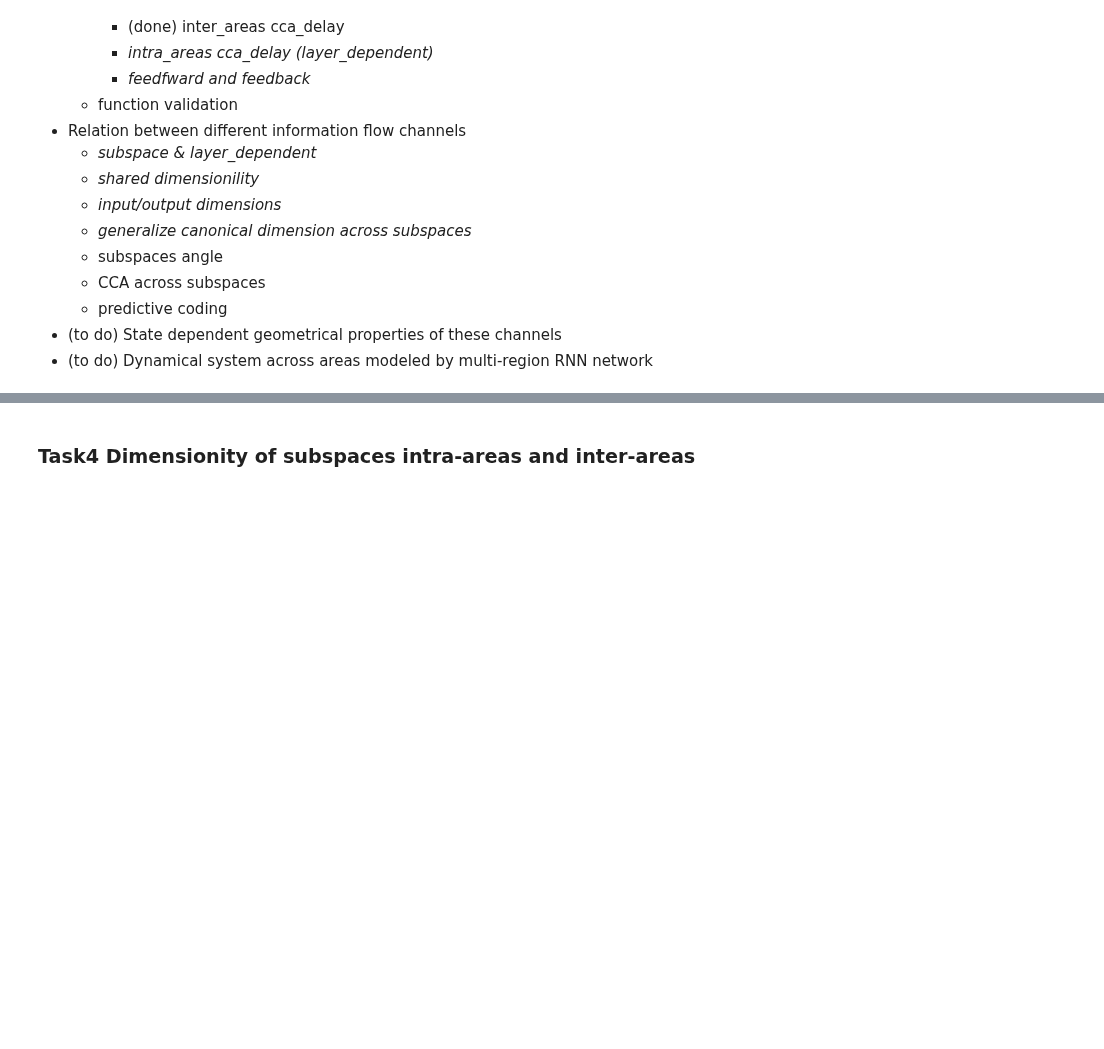
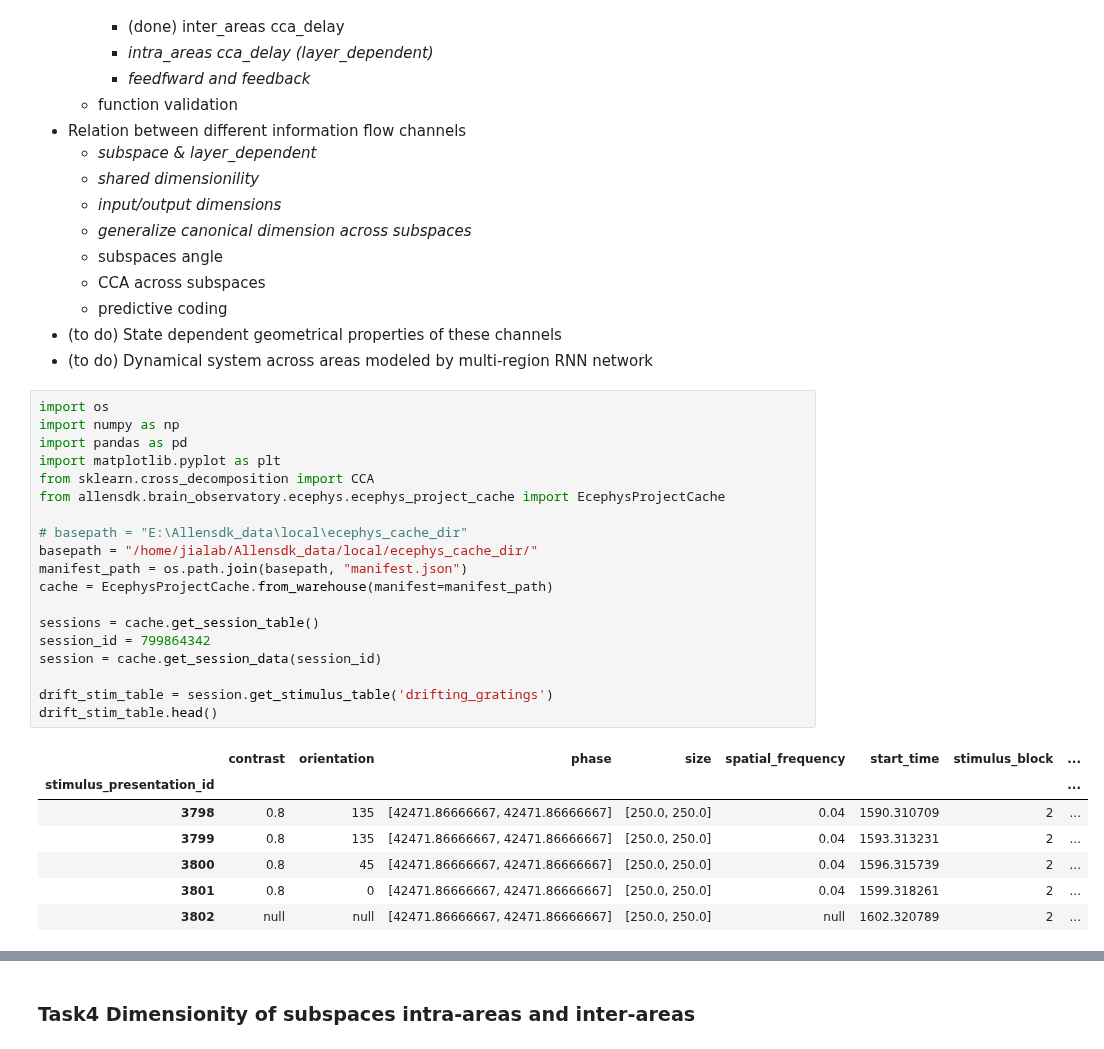
Before and after one commit to Jp-17/Coding_learning, a Jupyter notebook: Project_explore/Information flow across areas/CS_CCA_part2.ipynb, the cells around one changed output, grey strips where cells are left out. Saved outputs shown, nothing was run; the diff lists cells and outputs as text; blank space fills up the shorter version.

```diff
--- a/Project_explore/Information flow across areas/CS_CCA_part2.ipynb
+++ b/Project_explore/Information flow across areas/CS_CCA_part2.ipynb
@@ -28,3 +28,30 @@
   * predictive coding
 * (to do) State dependent geometrical properties of these channels
 * (to do) Dynamical system across areas modeled by multi-region RNN network
+# %%
+import os
+import numpy as np
+import pandas as pd
+import matplotlib.pyplot as plt
+from sklearn.cross_decomposition import CCA
+from allensdk.brain_observatory.ecephys.ecephys_project_cache import EcephysProjectCache
+
+# basepath = "E:\Allensdk_data\local\ecephys_cache_dir"
+basepath = "/home/jialab/Allensdk_data/local/ecephys_cache_dir/"
+manifest_path = os.path.join(basepath, "manifest.json")
+cache = EcephysProjectCache.from_warehouse(manifest=manifest_path)
+
+sessions = cache.get_session_table()
+session_id = 799864342
+session = cache.get_session_data(session_id)
+
+drift_stim_table = session.get_stimulus_table('drifting_gratings')
+drift_stim_table.head()
+# %% [output]
+|  | contrast | orientation | phase | size | spatial_frequency | start_time | stimulus_block | ... |
+| stimulus_presentation_id |  |  |  |  |  |  |  | ... |
+| 3798 | 0.8 | 135 | [42471.86666667, 42471.86666667] | [250.0, 250.0] | 0.04 | 1590.310709 | 2 | ... |
+| 3799 | 0.8 | 135 | [42471.86666667, 42471.86666667] | [250.0, 250.0] | 0.04 | 1593.313231 | 2 | ... |
+| 3800 | 0.8 | 45 | [42471.86666667, 42471.86666667] | [250.0, 250.0] | 0.04 | 1596.315739 | 2 | ... |
+| 3801 | 0.8 | 0 | [42471.86666667, 42471.86666667] | [250.0, 250.0] | 0.04 | 1599.318261 | 2 | ... |
+| 3802 | null | null | [42471.86666667, 42471.86666667] | [250.0, 250.0] | null | 1602.320789 | 2 | ... |
```
Also changed, not shown: parts of 8 cells of this notebook.
